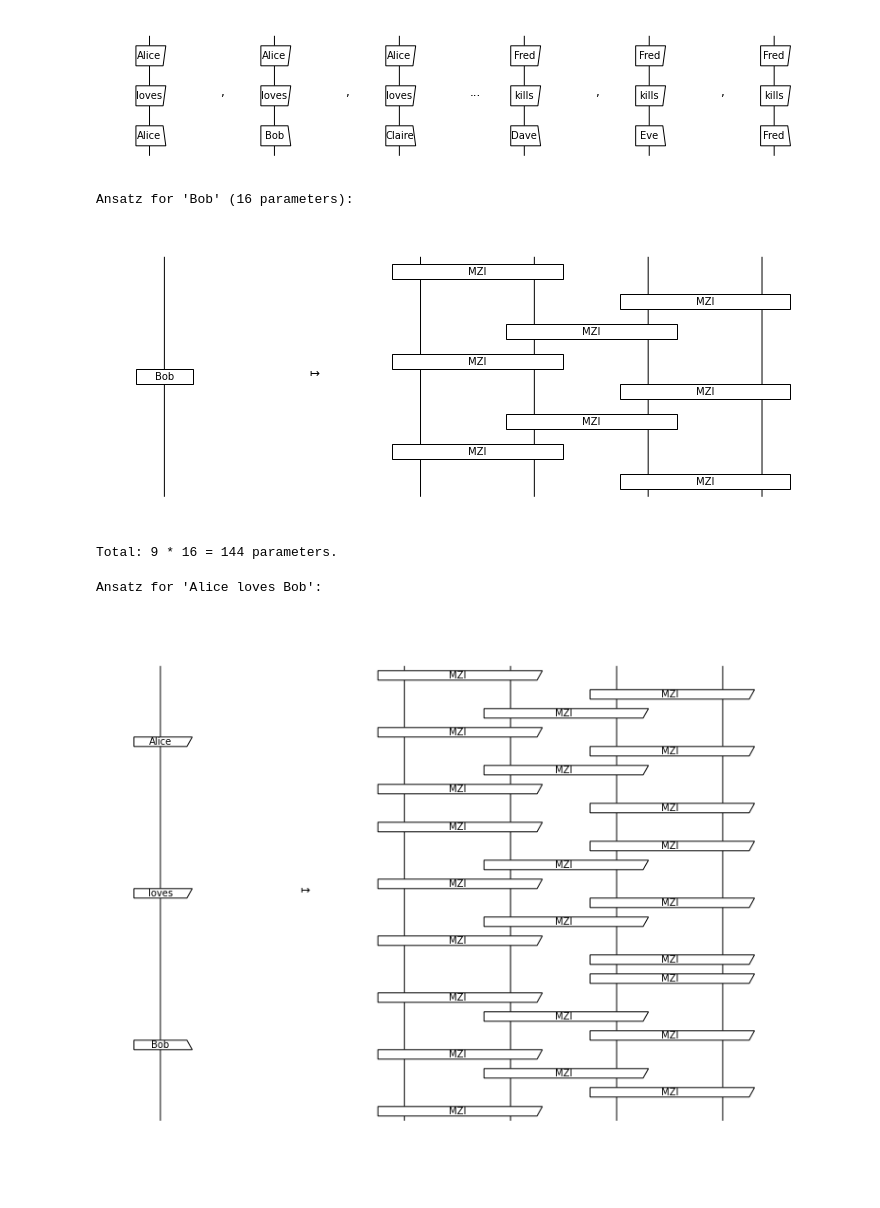
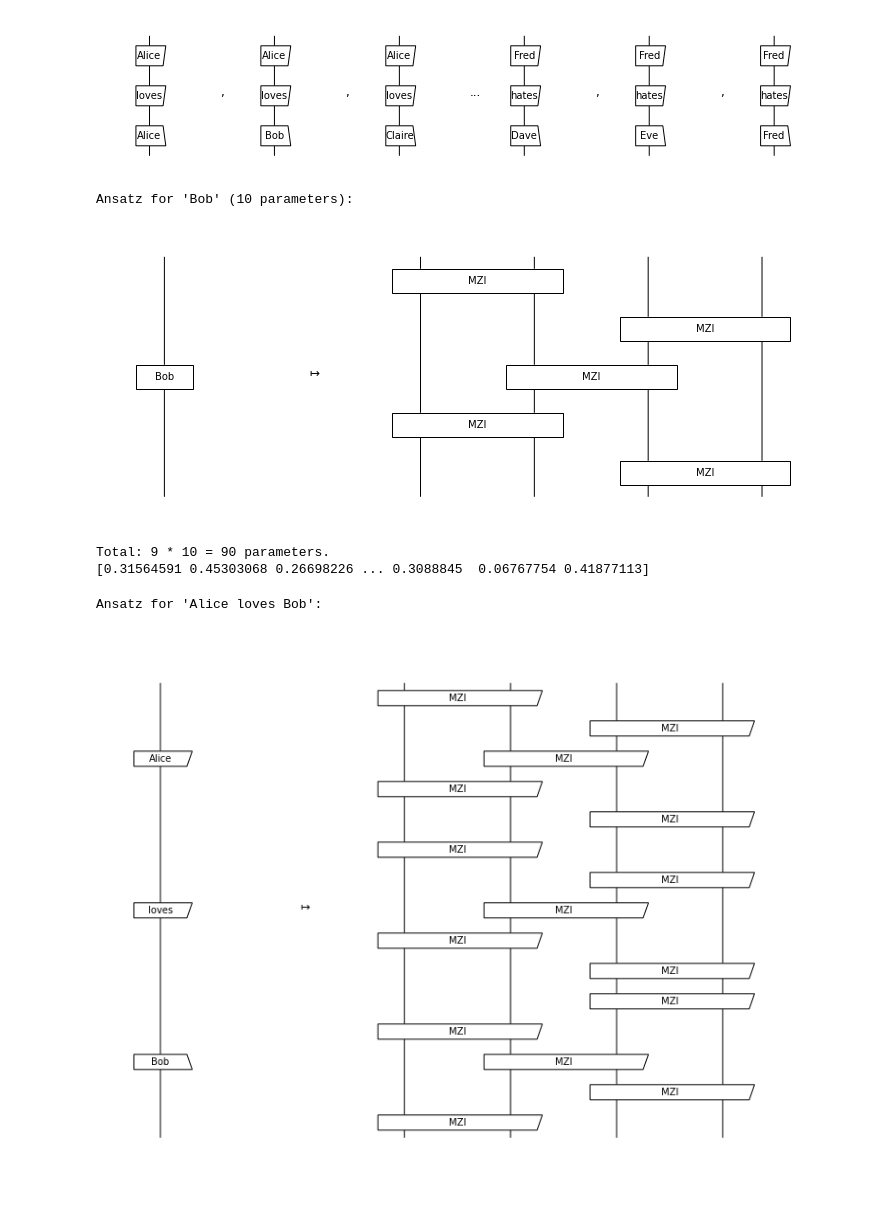
Before and after one commit to cnm13ryan/discopy, a Jupyter notebook: docs/notebooks/photonic-experiment.ipynb, the cells around one changed output. Saved outputs shown, nothing was run; the diff lists cells and outputs as text; code cells hidden in the pictures.

Commit message:
photonic-experiment

```diff
--- a/docs/notebooks/photonic-experiment.ipynb
+++ b/docs/notebooks/photonic-experiment.ipynb
@@ -3,6 +3,18 @@
+# %%
+width, depth = 4, 3  # width and depth of the piece of chip for one word
+
+n_photons = 2
+input_modes = output_modes = [0, 1, 1, 0]
+
+bias, weight = -10, 100  # bias and weight for the classical post-processing
+
+n_iter, alpha, gamma = 100, None, None  # optimization, hyper-parameters
+
+SEED = 420
 # %%
-E = ["Alice", "Bob", "Claire", "Dave", "Eve", "Fred"]
-R = ["loves", "hates", "kills"]
+E = [x if not i else x + str(i + 1)
+     for i in range(1) for x in ["Alice", "Bob", "Claire", "Dave", "Eve", "Fred"]]
+R = ["loves", "kills", "hates"]
 
 print("Nouns: {}".format(', '.join(E)))
 print("Verbs: {}".format(', '.join(R)))
@@ -46,23 +55,25 @@ def ansatz(params):
                 MZI(*params[i, j]) for j in range(half_width - 1)]) @ Id(1)
     return chip
 # %%
-width, depth = 4, 5
-
 n_params = 2 * (depth * width // 2 - depth // 2)
 
-params0 = 2 * np.pi * np.random.random_sample((len(E + R), depth, width // 2, 2))
+random_params = lambda: np.random.uniform(size=(len(E + R), depth, width // 2, 2))
+
+params0 = random_params()
 
 print("Ansatz for 'Bob' ({} parameters):".format(n_params))
 
 drawing.equation(
     SimpleWord('Bob'), ansatz(params0[1]),
     draw_type_labels=False, symbol='$\\mapsto$', figsize=(10, 4))
 
 print("Total: {} * {} = {} parameters.".format(len(E + R), n_params, len(E + R) * n_params))
+print(params0.flatten())
 # %% [output]
-Ansatz for 'Bob' (16 parameters):
+Ansatz for 'Bob' (10 parameters):
-[figure, old version]
+[figure, new version]
-Total: 9 * 16 = 144 parameters.
+Total: 9 * 10 = 90 parameters.
+[0.31564591 0.45303068 0.26698226 ... 0.3088845  0.06767754 0.41877113]
 # %%
 from discopy.quantum.optics import Functor
 
@@ -78,4 +89,4 @@ drawing.equation(
     symbol='$\\mapsto$', figsize=(10, 8), draw_type_labels=False, asymmetry=5e-2)
 # %% [output]
 Ansatz for 'Alice loves Bob':
-[figure, old version]
+[figure, new version]
```
Also changed, not shown: parts of 12 cells of this notebook, 3 other files.
